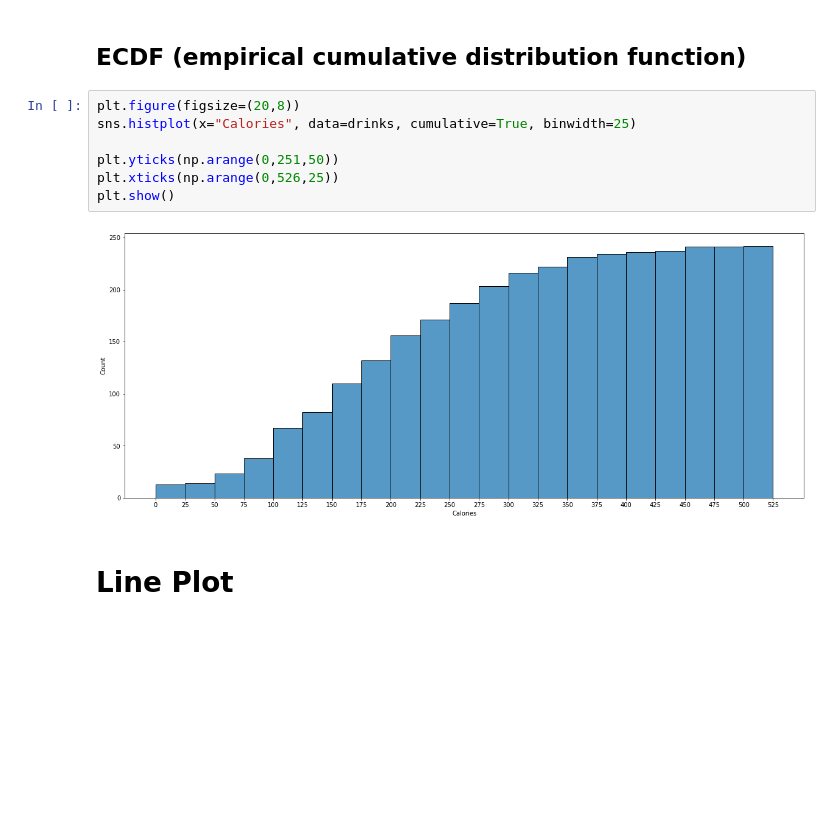
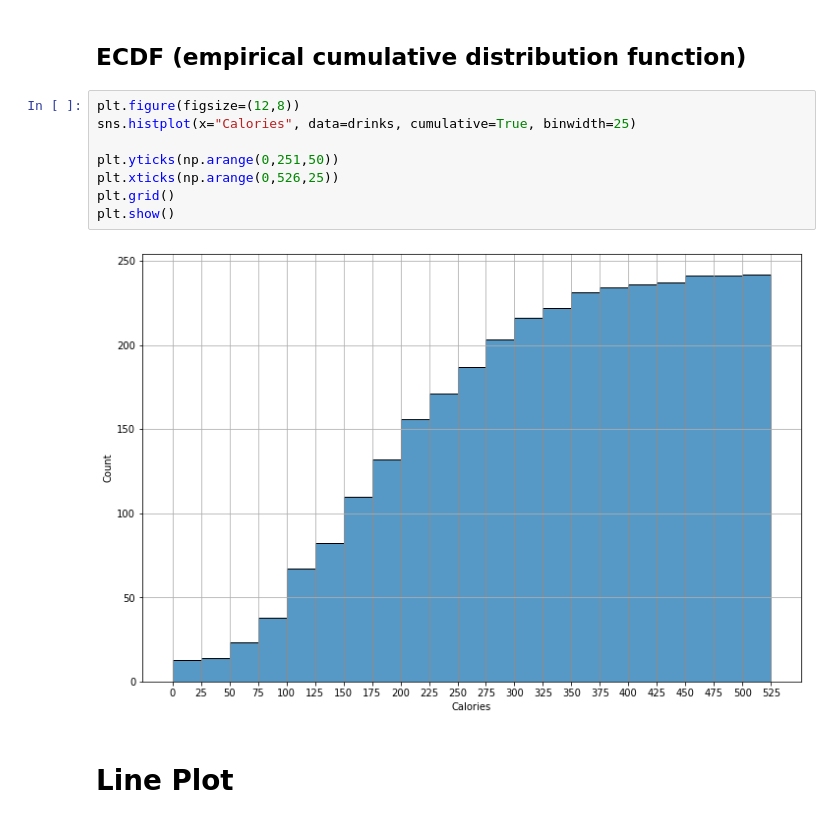
Before and after one commit to SamaSamrin/Python-Data-Visualization-Guide, a Jupyter notebook: DV_Practice.ipynb, the cells around one changed output. Saved outputs shown, nothing was run; the diff lists cells and outputs as text; blank space fills up the shorter version.

```diff
--- a/DV_Practice.ipynb
+++ b/DV_Practice.ipynb
@@ -284,14 +284,15 @@ plt.show()
 # %% [markdown]
 ## ECDF (empirical cumulative distribution function)
 # %%
-plt.figure(figsize=(20,8))
+plt.figure(figsize=(12,8))
 sns.histplot(x="Calories", data=drinks, cumulative=True, binwidth=25)
 
 plt.yticks(np.arange(0,251,50))
 plt.xticks(np.arange(0,526,25))
+plt.grid()
 plt.show()
 # %% [output]
-[figure, old version]
+[figure, new version]
 # %% [markdown]
 # Line Plot
 # %% [markdown]
```
